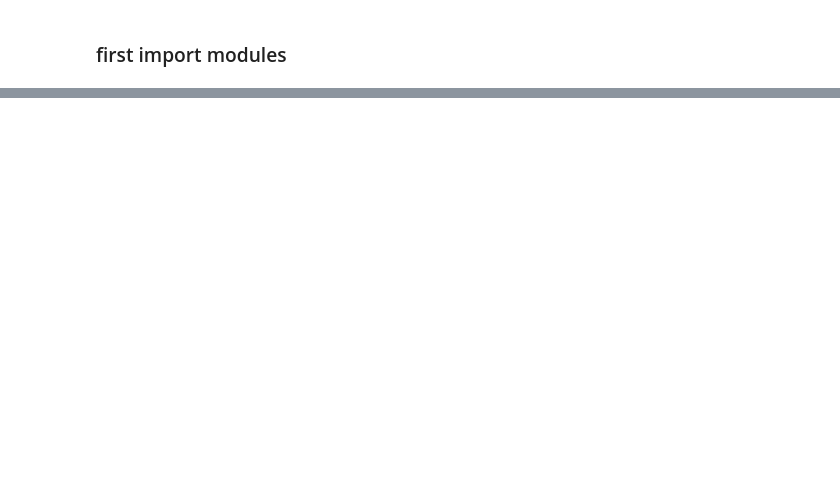
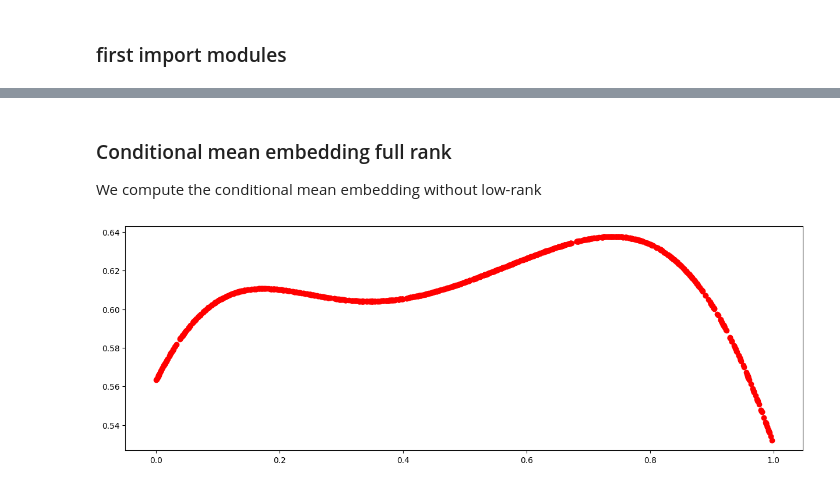
Before and after one commit to muchip/fmca, a Jupyter notebook: py/FMCA_LowRankBenchmarks.ipynb, the cells around one changed output, grey strips where cells are left out. Saved outputs shown, nothing was run; the diff lists cells and outputs as text; code cells hidden in the pictures; blank space fills up the shorter version.

```diff
--- a/py/FMCA_LowRankBenchmarks.ipynb
+++ b/py/FMCA_LowRankBenchmarks.ipynb
@@ -145,0 +161,24 @@ $$
+# %% [markdown]
+### Conditional mean embedding full rank
+We compute the conditional mean embedding without low-rank
+# %%
+dimX = 1
+NX = 1000
+dimY = 2
+NY = 1000
+covX = FMCA.CovarianceKernel("GAUSSIAN", .25)
+covY = FMCA.CovarianceKernel("GAUSSIAN", .5)
+ptsX = np.array(np.random.rand(dimX, NX), order='F')
+ptsY = np.array(np.random.rand(dimY, NY), order='F')
+ridge = 1e-2
+fY = covY.eval(ptsY,ptsY[:,0])
+fXY = np.zeros((NX, 1), order='F')
+KX = covX.eval(ptsX, ptsX)
+for i in range(NX):
+    PhiXx = covX.eval(ptsX, ptsX[:,i])
+    fXY[i] = fY.transpose() @ np.linalg.solve(NX * ridge * np.identity(NX) + KX, PhiXx)
+plt.figure(figsize=(15,5))
+plt.plot(ptsX, fXY.transpose(), 'ro')
+plt.show()
+# %% [output]
+[figure, added]
```
Also changed, not shown: parts of 18 cells of this notebook.
